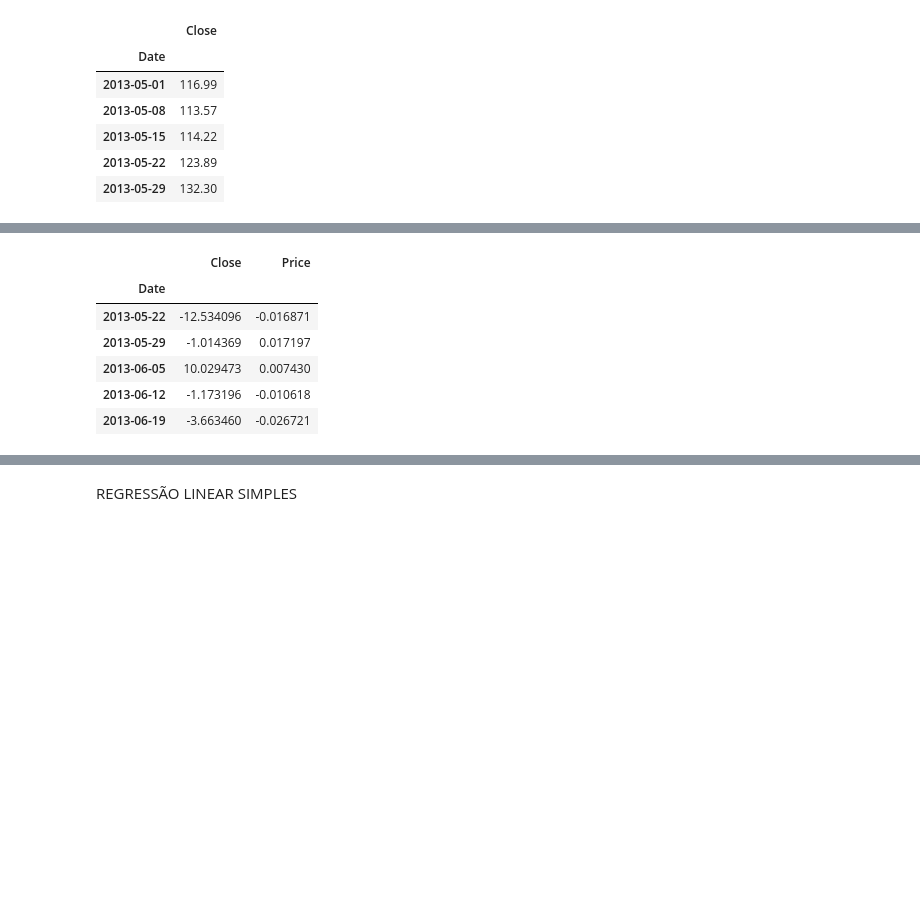
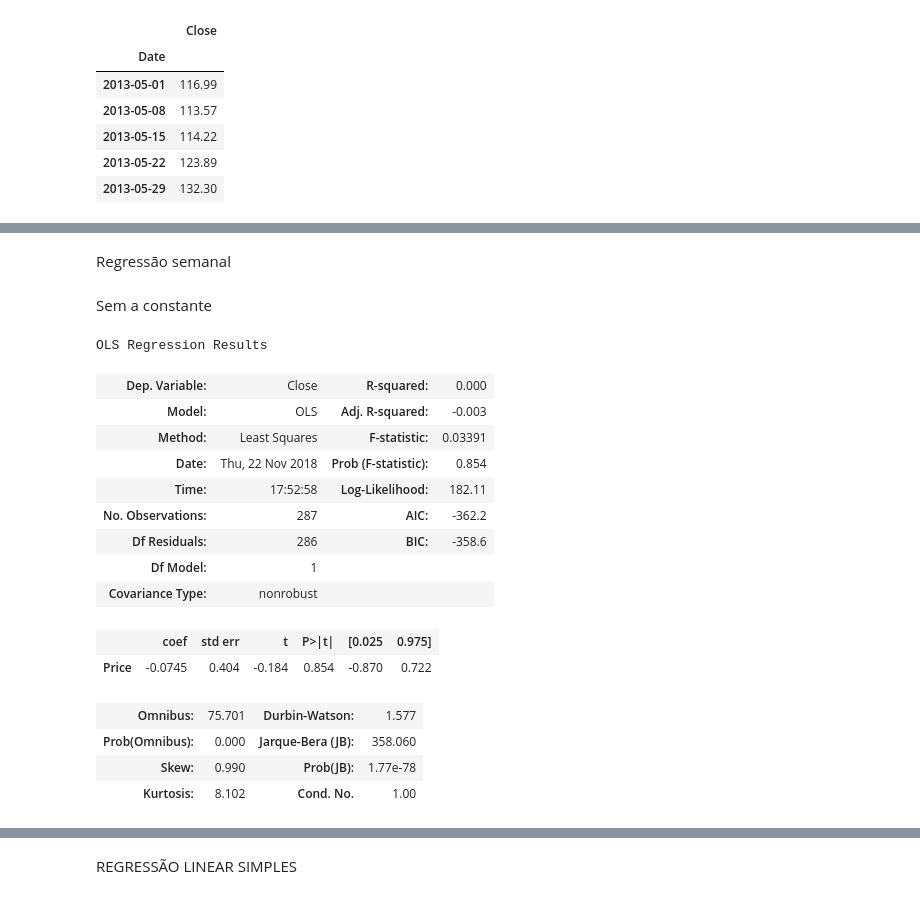
Before and after one commit to lucasmuchaluat/PROJETO-3---CIENCIA-DOS-DADOS, a Jupyter notebook: Crypto_Currency_Projeto_3.ipynb, the cells around one changed output, grey strips where cells are left out. Cells and saved outputs as stored; diff of their text form; code cells hidden in the pictures; blank space fills up the shorter version.

```diff
--- a/Crypto_Currency_Projeto_3.ipynb
+++ b/Crypto_Currency_Projeto_3.ipynb
@@ -17,3 +19,14 @@ plt.style.use('fivethirtyeight')
+# %%
+def regress(X,Y):
+    X_cp = sm.add_constant(X)
+    model = sm.OLS(Y,X_cp)
+    results = model.fit()
+    return results
+
+def regressNC(X,Y):
+    model = sm.OLS(Y,X)
+    results = model.fit()
+    return results
 # %%
 #lendo informação obtida no site coinmarketcap.com
 #current = pd.read_json('https://api.coinmarketcap.com/v1/ticker/')
@@ -278,10 +276,27 @@ df = bitcoin_market_info_Semanal.join(Ouro_Semanal, how='inner', lsuffix='_btc',
-# %%
-df.head()
-# %% [output]
-|  | Close | Price |
-| Date |  |  |
-| 2013-05-22 | -12.534096 | -0.016871 |
-| 2013-05-29 | -1.014369 | 0.017197 |
-| 2013-06-05 | 10.029473 | 0.007430 |
-| 2013-06-12 | -1.173196 | -0.010618 |
-| 2013-06-19 | -3.663460 | -0.026721 |
+# %% [markdown]
+Regressāo semanal
+# %% [markdown]
+Sem a constante
+# %%
+Semanal = bitcoin_market_info_Semanal.join(Ouro_Semanal, how='inner', lsuffix='_btc', rsuffix='_gold').dropna()
+Y = Semanal['Close']#DeltaBit
+X = Semanal['Price']#PreçoMensal
+Resultado = regressNC(X,Y)
+Resultado.summary()
+# %% [output]
+OLS Regression Results
+| Dep. Variable: | Close | R-squared: | 0.000 |
+| Model: | OLS | Adj. R-squared: | -0.003 |
+| Method: | Least Squares | F-statistic: | 0.03391 |
+| Date: | Thu, 22 Nov 2018 | Prob (F-statistic): | 0.854 |
+| Time: | 17:52:58 | Log-Likelihood: | 182.11 |
+| No. Observations: | 287 | AIC: | -362.2 |
+| Df Residuals: | 286 | BIC: | -358.6 |
+| Df Model: | 1 |  |  |
+| Covariance Type: | nonrobust |  |  |
+|  | coef | std err | t | P>|t| | [0.025 | 0.975] |
+| Price | -0.0745 | 0.404 | -0.184 | 0.854 | -0.870 | 0.722 |
+| Omnibus: | 75.701 | Durbin-Watson: | 1.577 |
+| Prob(Omnibus): | 0.000 | Jarque-Bera (JB): | 358.060 |
+| Skew: | 0.990 | Prob(JB): | 1.77e-78 |
+| Kurtosis: | 8.102 | Cond. No. | 1.00 |
```
Also changed, not shown: parts of 27 cells of this notebook.
